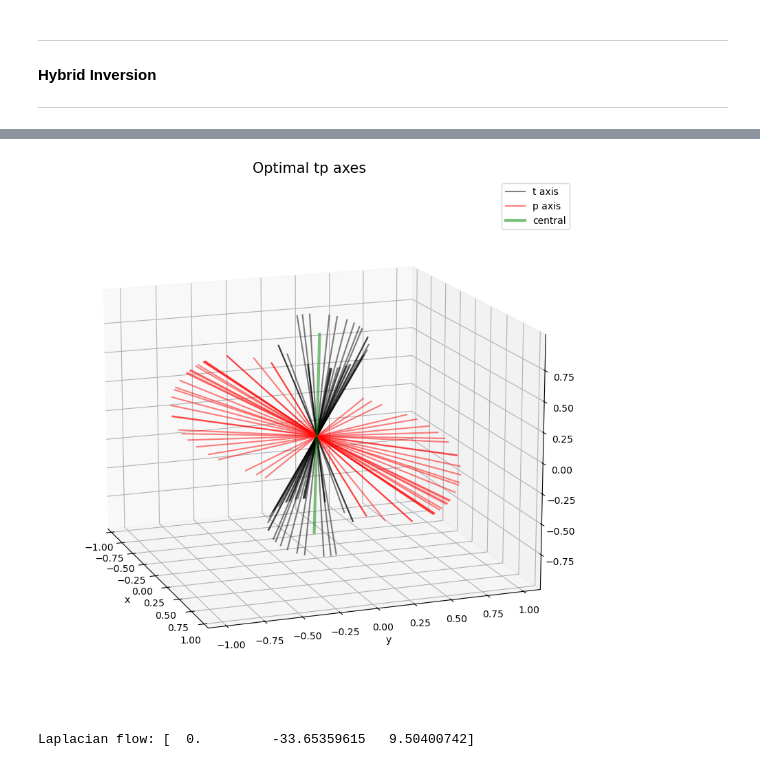
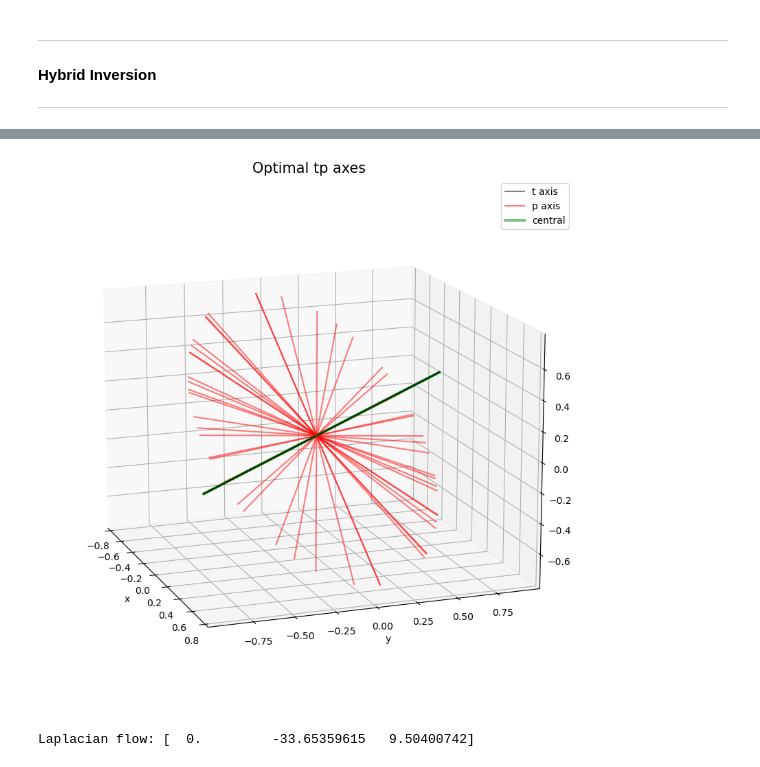
Before and after one commit to victoragaba/SURG-Mars, a Jupyter notebook: src/testing.ipynb, the cells around one changed output, grey strips where cells are left out. Cells and saved outputs as stored; diff of their text form; code cells hidden in the pictures.

```diff
--- a/src/testing.ipynb
+++ b/src/testing.ipynb
@@ -137,8 +146,8 @@ inv_model.plot_iterates_2D(s=25, optimal=True, index=2, cmap='viridis')
 # %%
-# optimal plot - tp space
-inv_model.plot_tp_axes(azim=-20, elev=15, half=False)
+# optimal plot - tp space, collapse to central
+inv_model.plot_tp_axes(azim=-20, elev=15, half=False, central=True)
 # %% [output]
-[figure, old version]
+[figure, new version]
 # %%
 laplacian_flow = np.rad2deg(inv_model.laplacian_flow())
 print(f"Laplacian flow: {laplacian_flow}")
```
Also changed, not shown: parts of 7 cells of this notebook, 12 other files.
